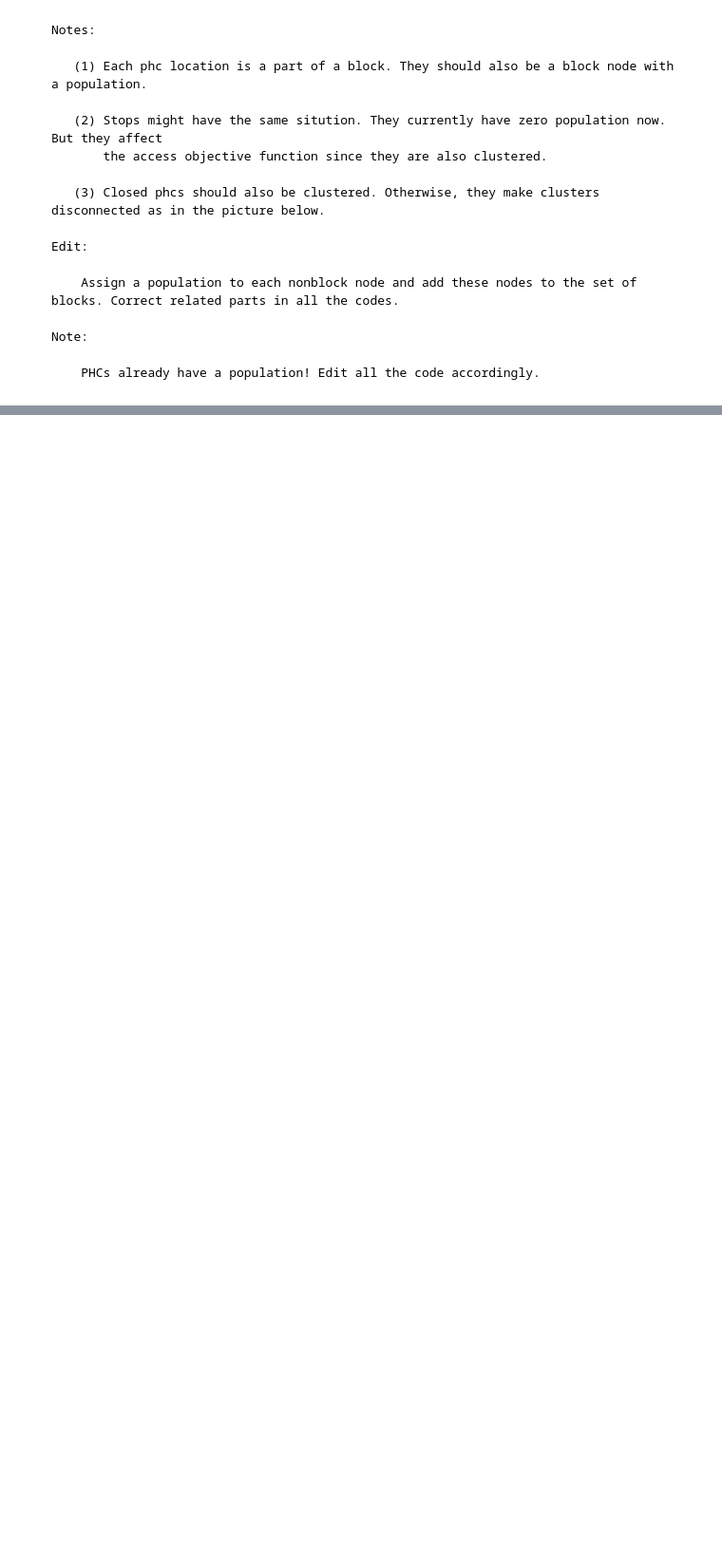
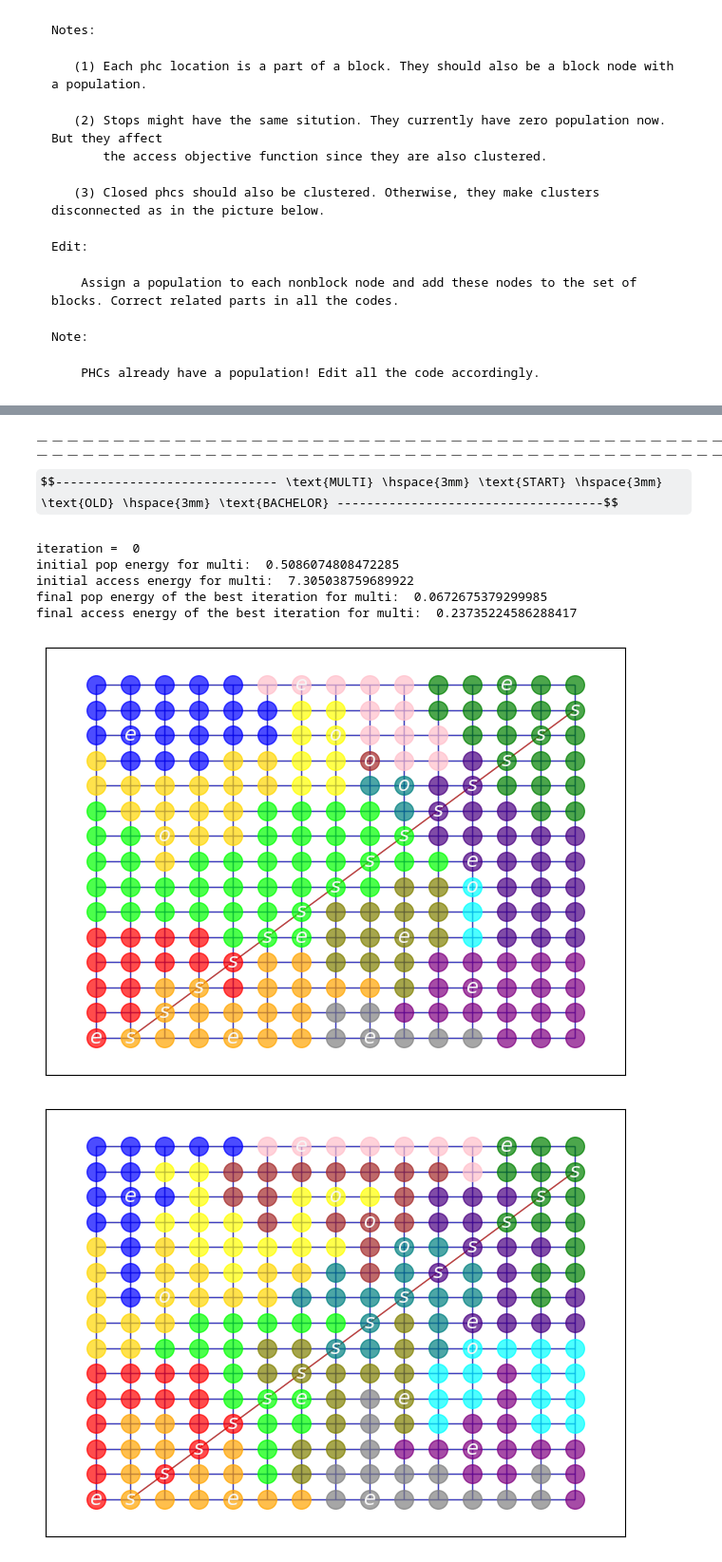
Before and after one commit to kirtisoglu/Chicago-ENCOUNTER-Network-Design, a Jupyter notebook: ricca/main2.ipynb, the cells around one changed output, grey strips where cells are left out. Shown at 95% size. Cells and saved outputs as stored; diff of their text form; code cells hidden in the pictures; some formulas as TeX source; blank space fills up the shorter version.

Commit message:
first results

```diff
--- a/ricca/main2.ipynb
+++ b/ricca/main2.ipynb
@@ -297,3 +346,33 @@ radius average: 21.0
 # %%
 #cluster = sampling.heu_cluster(G, grid, V_stops, V_blocks, all_facilities, centers1, travel2)
 #plot.plot_graph_clusters_boundaries(G, V_stops, V_possible, V_existing, all_facilities, centers1, node_size, cluster, boundaries, origin)
+# %% [markdown]
+$$------------------------------------------------------------------------------------------------------------------------------------------------------------------------------$$
+$$------------------------------------------------------------------------------------------------------------------------------------------------------------------------------$$
+$$------------------------------ \text{MULTI} \hspace{3mm} \text{START} \hspace{3mm} \text{OLD} \hspace{3mm} \text{BACHELOR} ------------------------------------$$
+# %%
+alpha_m = 0.01
+num_iterations_m = 10
+num_inner_iterations = 2000
+granularity_m = 0.000001
+a_m = len(grid.keys())/2
+b_m = 1
+c_m = 1
+
+results_m, initial_m, final_solution_m, energy_pop_m, energy_access_m, initial_pop_m, initial_access_m = search.multi_old_bachelor(G, grid, seeds, travel2, num_iterations_m, granularity_m, a_m, b_m, c_m, alpha_m, num_inner_iterations)
+
+print("initial pop energy for multi: ", initial_pop_m)
+print("initial access energy for multi: ", initial_access_m)
+print("final pop energy of the best iteration for multi: ", energy_pop_m)
+print("final access energy of the best iteration for multi: ", energy_access_m)
+
+plot.plot_graph_clusters(G, V_stops, V_possible, V_existing, all_facilities, seeds, node_size, initial_m)
+plot.plot_graph_clusters(G, V_stops, V_possible, V_existing, all_facilities, seeds, node_size, final_solution_m)
+# %% [output]
+iteration =  0
+initial pop energy for multi:  0.5086074808472285
+initial access energy for multi:  7.305038759689922
+final pop energy of the best iteration for multi:  0.0672675379299985
+final access energy of the best iteration for multi:  0.23735224586288417
+[figure, added]
+[figure, added]
```
Also changed, not shown: parts of 19 cells of this notebook, 2 other files.
